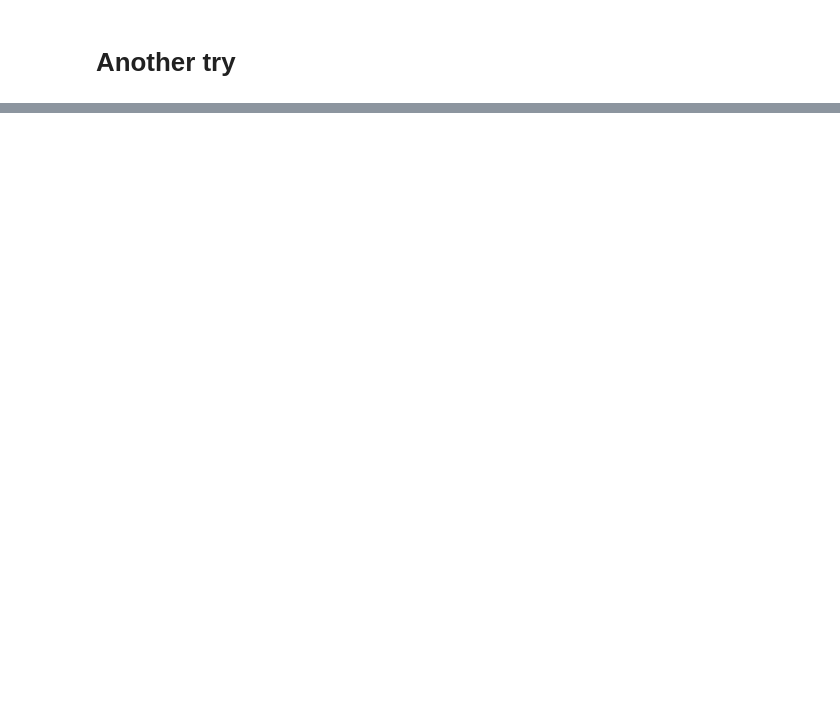
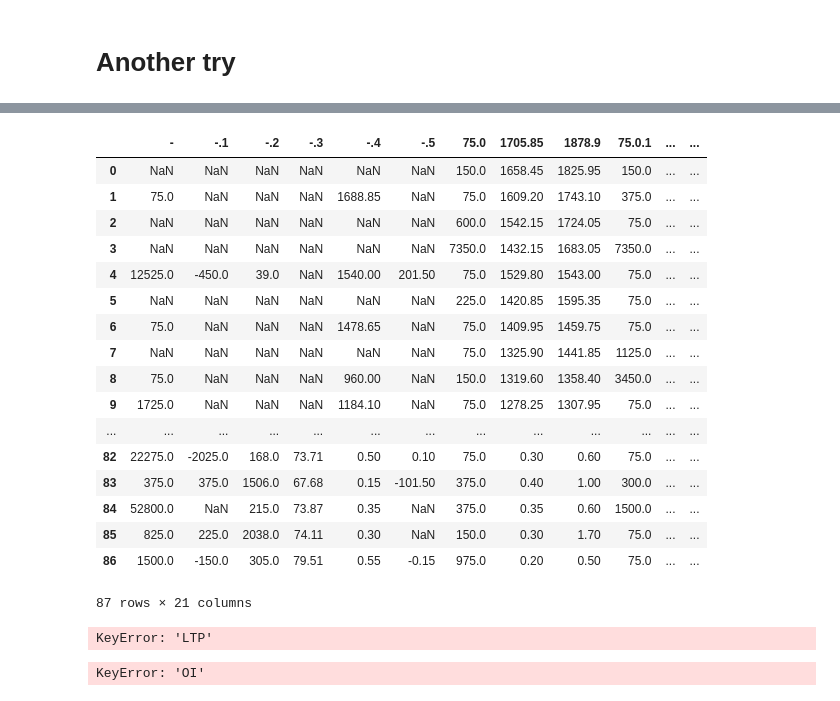
Before and after one commit to sisodiya2421/Python_Course, a Jupyter notebook: NSE.ipynb, the cells around one changed output, grey strips where cells are left out. Cells and saved outputs as stored; diff of their text form; code cells hidden in the pictures; blank space fills up the shorter version.

```diff
--- a/NSE.ipynb
+++ b/NSE.ipynb
@@ -196,0 +316,31 @@ for th in table.findAll('tr')[0:2]:
+# %%
+df = pd.read_csv("OC.csv", na_values=['-'])
+# %%
+df
+# %% [output]
+|  | - | -.1 | -.2 | -.3 | -.4 | -.5 | 75.0 | 1705.85 | 1878.9 | 75.0.1 | ... | ... |
+| 0 | NaN | NaN | NaN | NaN | NaN | NaN | 150.0 | 1658.45 | 1825.95 | 150.0 | ... | ... |
+| 1 | 75.0 | NaN | NaN | NaN | 1688.85 | NaN | 75.0 | 1609.20 | 1743.10 | 375.0 | ... | ... |
+| 2 | NaN | NaN | NaN | NaN | NaN | NaN | 600.0 | 1542.15 | 1724.05 | 75.0 | ... | ... |
+| 3 | NaN | NaN | NaN | NaN | NaN | NaN | 7350.0 | 1432.15 | 1683.05 | 7350.0 | ... | ... |
+| 4 | 12525.0 | -450.0 | 39.0 | NaN | 1540.00 | 201.50 | 75.0 | 1529.80 | 1543.00 | 75.0 | ... | ... |
+| 5 | NaN | NaN | NaN | NaN | NaN | NaN | 225.0 | 1420.85 | 1595.35 | 75.0 | ... | ... |
+| 6 | 75.0 | NaN | NaN | NaN | 1478.65 | NaN | 75.0 | 1409.95 | 1459.75 | 75.0 | ... | ... |
+| 7 | NaN | NaN | NaN | NaN | NaN | NaN | 75.0 | 1325.90 | 1441.85 | 1125.0 | ... | ... |
+| 8 | 75.0 | NaN | NaN | NaN | 960.00 | NaN | 150.0 | 1319.60 | 1358.40 | 3450.0 | ... | ... |
+| 9 | 1725.0 | NaN | NaN | NaN | 1184.10 | NaN | 75.0 | 1278.25 | 1307.95 | 75.0 | ... | ... |
+| ... | ... | ... | ... | ... | ... | ... | ... | ... | ... | ... | ... | ... |
+| 82 | 22275.0 | -2025.0 | 168.0 | 73.71 | 0.50 | 0.10 | 75.0 | 0.30 | 0.60 | 75.0 | ... | ... |
+| 83 | 375.0 | 375.0 | 1506.0 | 67.68 | 0.15 | -101.50 | 375.0 | 0.40 | 1.00 | 300.0 | ... | ... |
+| 84 | 52800.0 | NaN | 215.0 | 73.87 | 0.35 | NaN | 375.0 | 0.35 | 0.60 | 1500.0 | ... | ... |
+| 85 | 825.0 | 225.0 | 2038.0 | 74.11 | 0.30 | NaN | 150.0 | 0.30 | 1.70 | 75.0 | ... | ... |
+| 86 | 1500.0 | -150.0 | 305.0 | 79.51 | 0.55 | -0.15 | 975.0 | 0.20 | 0.50 | 75.0 | ... | ... |
+87 rows × 21 columns
+# %%
+print(df['LTP'].dtype)
+# %% [output]
+KeyError: 'LTP'
+# %%
+df.loc['Total'] = pd.Series([df['OI'].sum(),df['Volume'].sum(),df['OI.1'].sum(),df['Volume.1'].sum()], index = ['OI','Volume','OI.1','Volume.1'])
+# %% [output]
+KeyError: 'OI'
```
Also changed, not shown: parts of 19 cells of this notebook, 4 other files.
